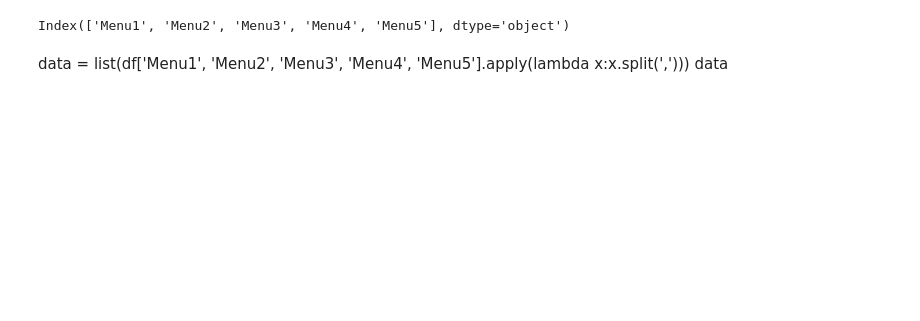
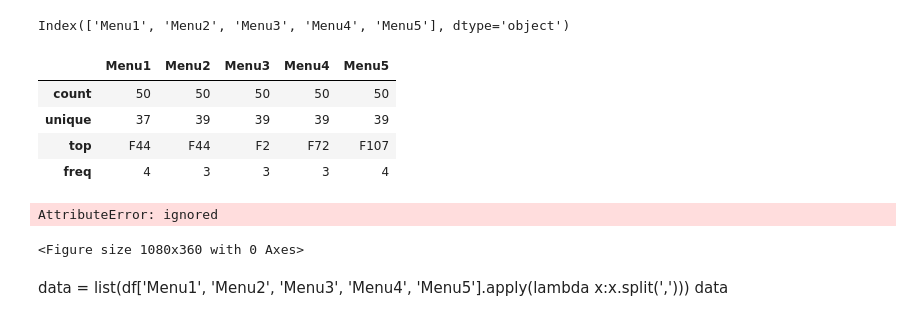
Before and after one commit to kwanjira16254200/pandas, a Jupyter notebook: Untitled3.ipynb, the cells around one changed output. Saved outputs shown, nothing was run; the diff lists cells and outputs as text; code cells hidden in the pictures; blank space fills up the shorter version.

```diff
--- a/Untitled3.ipynb
+++ b/Untitled3.ipynb
@@ -12,6 +30,25 @@ df.columns
 Index(['Menu1', 'Menu2', 'Menu3', 'Menu4', 'Menu5'], dtype='object')
 # %%
 df.values
+# %%
+df.describe()
+# %% [output]
+|  | Menu1 | Menu2 | Menu3 | Menu4 | Menu5 |
+| count | 50 | 50 | 50 | 50 | 50 |
+| unique | 37 | 39 | 39 | 39 | 39 |
+| top | F44 | F44 | F2 | F72 | F107 |
+| freq | 4 | 3 | 3 | 3 | 4 |
+# %%
+plt.figure(figsize=(15,5))
+sns.barplot(x = df.Item.value_counts().head(20).index, y = df.Item.value_counts().head(20).values, palette = 'gnuplot')
+plt.xlabel('Items', size = 15)
+plt.xticks(rotation=45)
+plt.ylabel('Count of Items', size = 15)
+plt.title('Top 20 Items purchased by customers', color = 'green', size = 20)
+plt.show()
+# %% [output]
+AttributeError: ignored
+<Figure size 1080x360 with 0 Axes>
 # %% [markdown]
 data = list(df['Menu1', 'Menu2', 'Menu3', 'Menu4', 'Menu5'].apply(lambda x:x.split(',')))
 data
```
Also changed, not shown: parts of 12 cells of this notebook.
